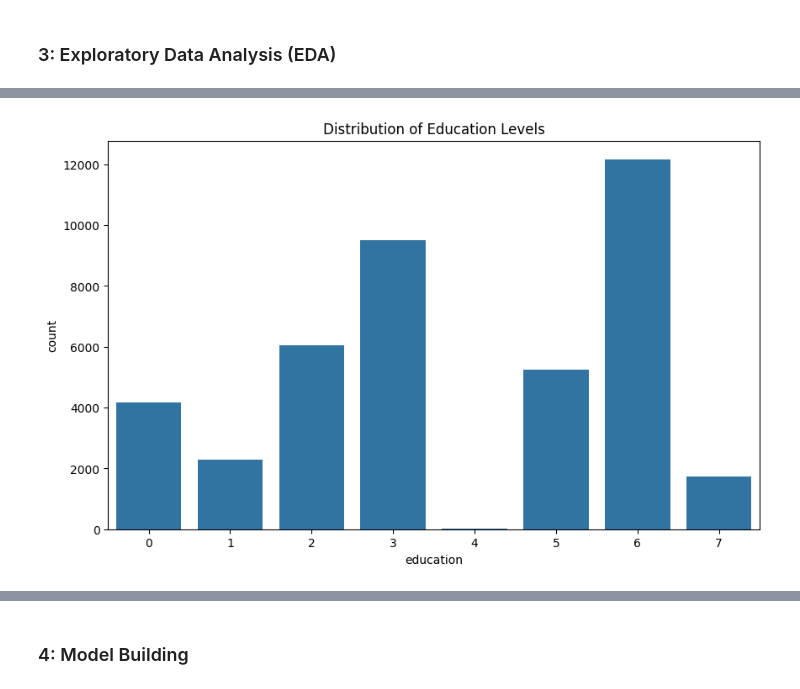
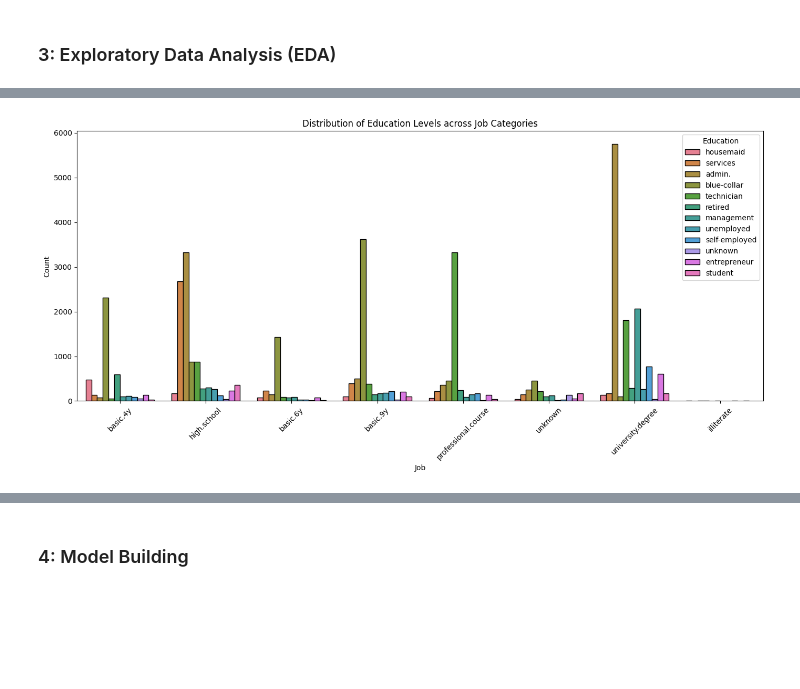
Before and after one commit to GangasrinivasKatraji/Predictive-Analysis-and-Strategic-Insights-for-Portuguese-Bank-Marketing-Campaigns, a Jupyter notebook: Outputfile.ipynb, the cells around one changed output, grey strips where cells are left out. Cells and saved outputs as stored; diff of their text form; code cells hidden in the pictures; blank space fills up the shorter version.

```diff
--- a/Outputfile.ipynb
+++ b/Outputfile.ipynb
@@ -208,8 +234,13 @@ plt.show()
 # %%
-# Bar Chart (Categorical)
-plt.figure(figsize=(10, 6))
-sns.countplot(x='education', data=df)
-plt.title('Distribution of Education Levels')
+# Bar Chart of Education Levels by Job Category
+plt.figure(figsize=(14, 7))
+sns.countplot(data=df, x='education', hue='job', edgecolor='black')
+plt.xlabel('Job')
+plt.ylabel('Count')
+plt.title('Distribution of Education Levels across Job Categories')
+plt.xticks(rotation=45)
+plt.legend(title='Education')
+plt.tight_layout()
 plt.show()
 # %% [output]
-[figure, old version]
+[figure, new version]
```
Also changed, not shown: parts of 28 cells of this notebook.
